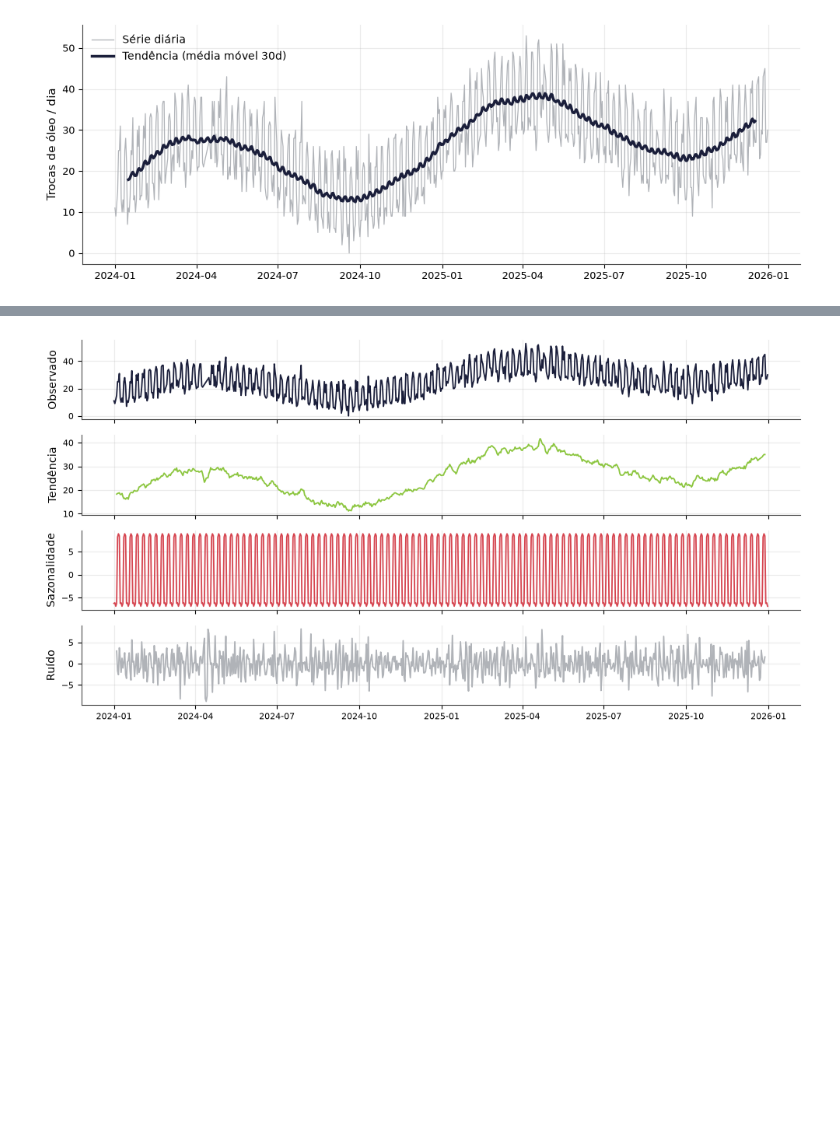
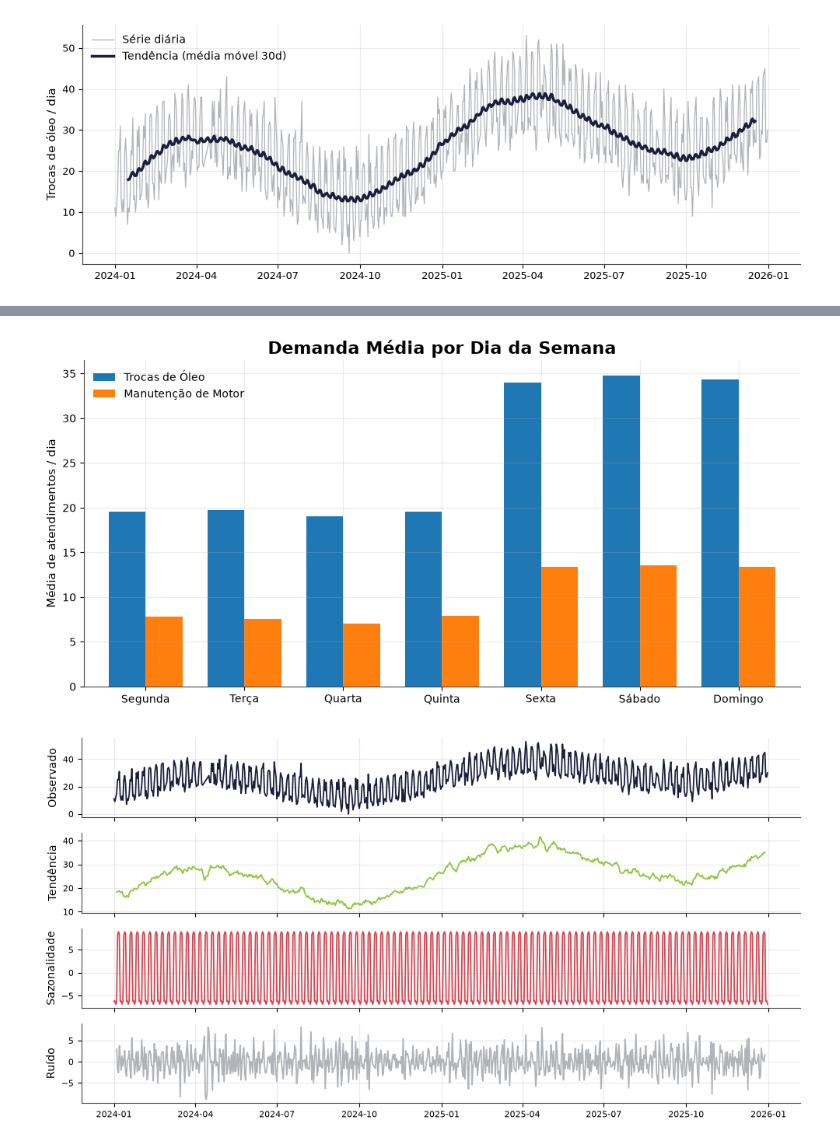
Before and after one commit to jorodrigues0/mecaniQA-fortaleza, a Jupyter notebook: oat.ipynb, the cells around one changed output, grey strips where cells are left out. Cells and saved outputs as stored; diff of their text form; code cells hidden in the pictures; blank space fills up the shorter version.

Commit message:
feat: adiciona grafico de sazonalidade semanal

```diff
--- a/oat.ipynb
+++ b/oat.ipynb
@@ -85,3 +121,35 @@ plt.show()
+# %%
+# Gráfico — sazonalidade semanal
+
+fig, ax = plt.subplots(figsize=(10, 5))
+
+media_semana.plot(
+    kind="bar",
+    ax=ax,
+    width=0.75
+)
+
+ax.set_title(
+    "Demanda Média por Dia da Semana",
+    fontsize=16,
+    fontweight="bold"
+)
+
+ax.set_xlabel("")
+ax.set_ylabel("Média de atendimentos / dia", fontsize=11)
+
+ax.legend(
+    ["Trocas de Óleo", "Manutenção de Motor"],
+    frameon=False
+)
+
+ax.tick_params(axis="x", rotation=0)
+ax.tick_params(axis="both", labelsize=10)
+
+plt.tight_layout()
+plt.show()
+# %% [output]
+[figure, added]
 # %%
 # Decomposição (Observado, Tendência, Sazonalidade, Ruído)
 
```
Also changed, not shown: parts of 1 cell of this notebook.
